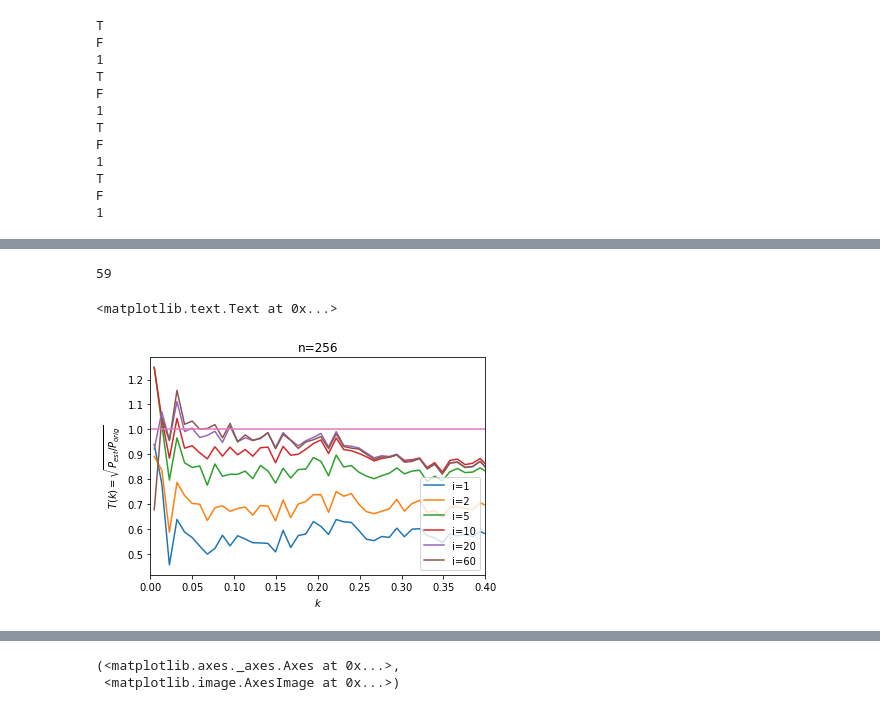
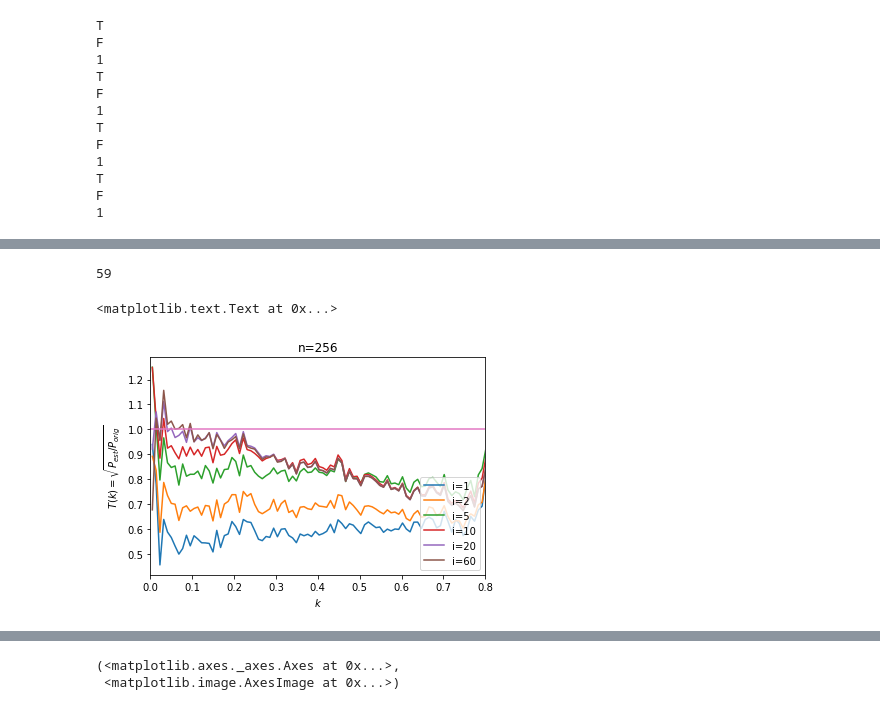
Before and after one commit to bhorowitz/weak_lensing, a Jupyter notebook: lin_mod.ipynb, the cells around one changed output, grey strips where cells are left out. Saved outputs shown, nothing was run; the diff lists cells and outputs as text; code cells hidden in the pictures.

```diff
--- a/lin_mod.ipynb
+++ b/lin_mod.ipynb
@@ -253,28 +253,28 @@ def coeffic_series(folder,data_actual,a = 1.):
 # %%
 data_actual = np.loadtxt("./build/test2/delta_ps.txt")
 transfers = coeffic_series("./build/test2/",data_actual,a=1.44685)
 kbins = np.loadtxt("./build/test2/k_bins.txt")
 
 plt.plot(kbins,transfers[0], label="i=1")
 plt.plot(kbins,transfers[1], label="i=2")
 
 plt.plot(kbins,transfers[4], label="i=5")
 plt.plot(kbins,transfers[9], label="i=10")
 #plt.plot(kbins,transfers[14], label="i=15")
 plt.plot(kbins,transfers[19], label="i=20")
 plt.plot(kbins,transfers[57], label="i=60")
 
 plt.legend(loc=4)
 
 
 plt.plot([0,2],[1,1])
-plt.xlim([0,0.4])
+plt.xlim([0,0.8])
 
 plt.xlabel("$k$")
 plt.ylabel("$T(k)=\sqrt{P_{est}/P_{orig}}$")
 plt.title("n=256")
 #plt.savefig("./1024_transfer.pdf")
 # %% [output]
 59
 <matplotlib.text.Text at 0x...>
-[figure, old version]
+[figure, new version]
```
Also changed, not shown: parts of 4 cells of this notebook, 3 other files.
